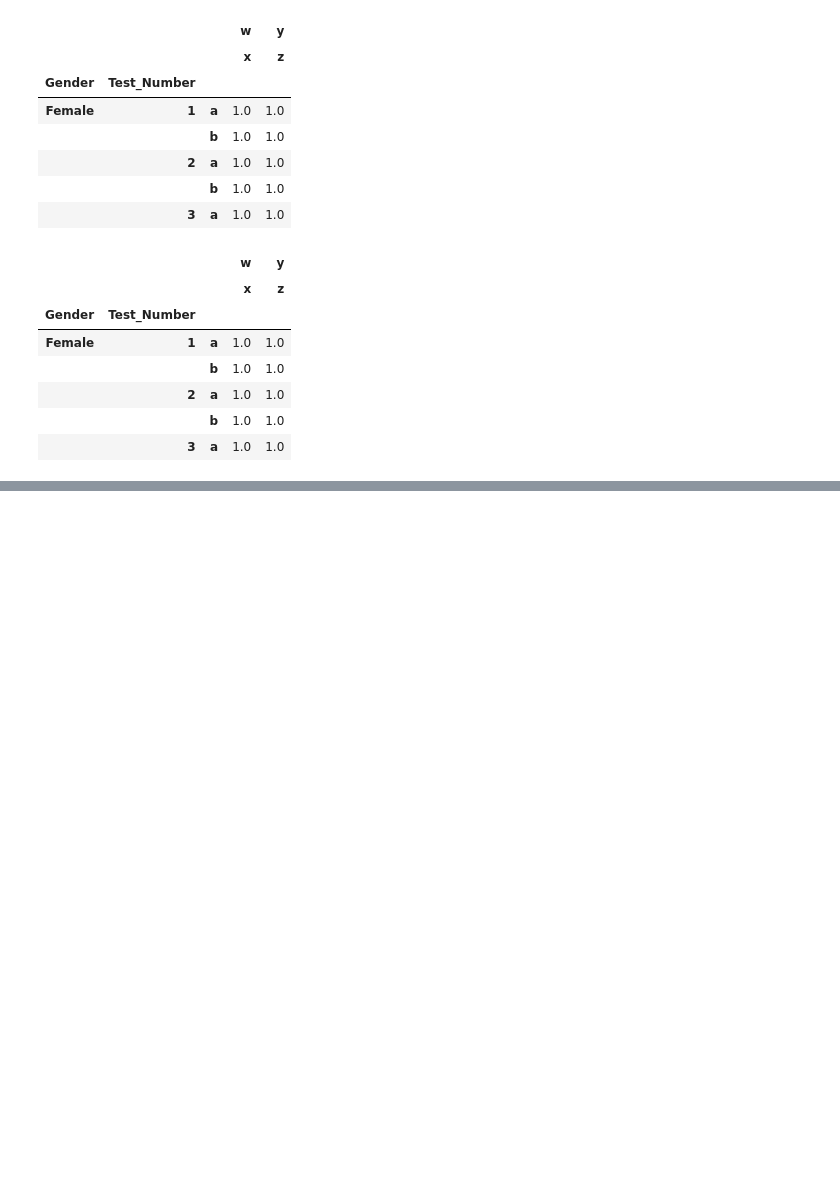
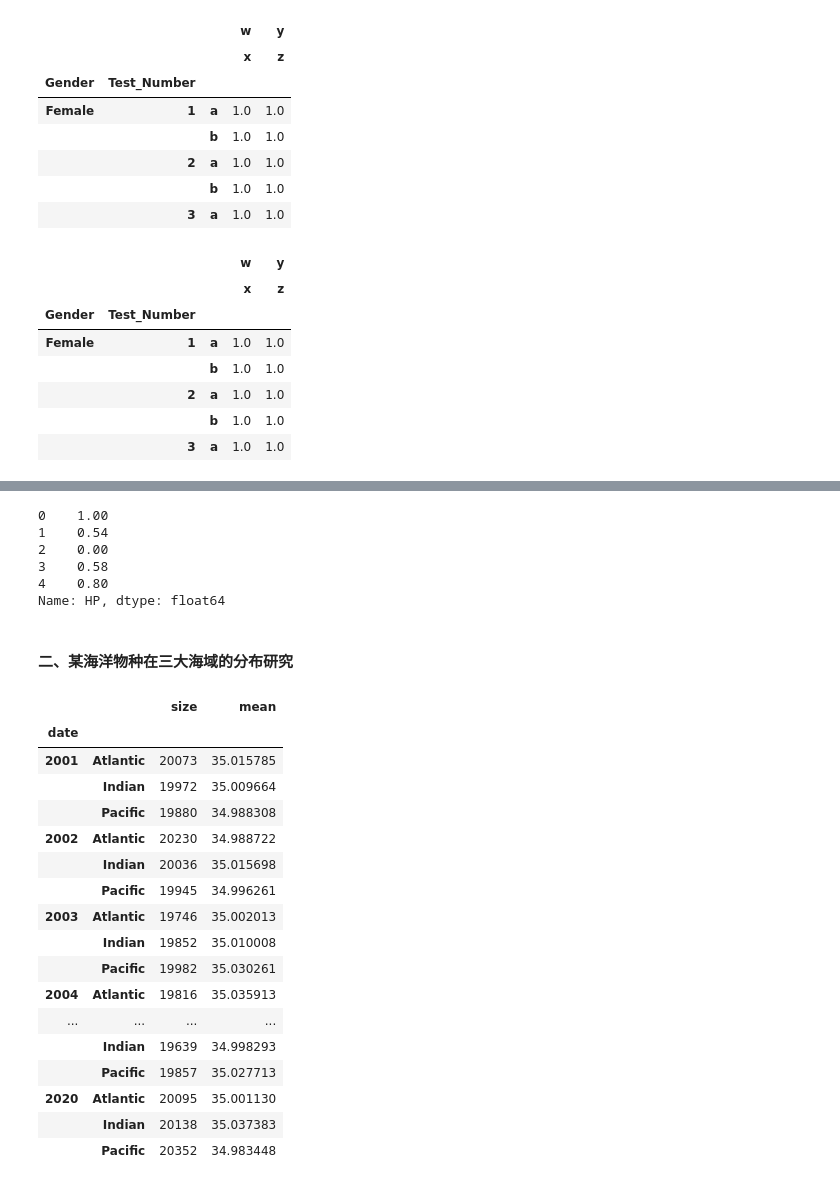
Before and after one commit to jefferyhe2025/python_learning, a Jupyter notebook: pandas/pandas_group.ipynb, the cells around one changed output, grey strips where cells are left out. Cells and saved outputs as stored; diff of their text form; code cells hidden in the pictures; blank space fills up the shorter version.

```diff
--- a/pandas/pandas_group.ipynb
+++ b/pandas/pandas_group.ipynb
@@ -355,0 +459,45 @@ gb2.apply(lambda x:temp_df).head()
+# %%
+# 第三题:
+# 2.对HP进行组内的min-max归一化，即每个元素减去组内HP的最小值后，再除以组内HP的极差。
+
+gb['HP'].transform(lambda x:(x-x.min()) / (x.max()-x.min())).head()
+# %% [output]
+0    1.00
+1    0.54
+2    0.00
+3    0.58
+4    0.80
+Name: HP, dtype: float64
+# %% [markdown]
+#### 二、某海洋物种在三大海域的分布研究
+# %%
+# 第一题：分组计算各年份在各海域的观测次数与海水盐度均值。
+import numpy as np
+
+df = pd.read_csv("data_base/data/ch4/marine_observation.csv")
+Pacific = (df.longitude > -160) & (df.longitude < -120) & (df.latitude > -40) & (df.latitude < 0)
+Indian = (df.longitude > 60) & (df.longitude < 100) & (df.latitude > -40) & (df.latitude < 0)
+Atlantic = (df.longitude > -40) & (df.longitude < 0) & (df.latitude > -60) & (df.latitude < -20)
+
+area = np.select([Pacific,Indian,Atlantic],['Pacific','Indian','Atlantic'],default='Atlantic')
+year = df.date.str[:4].astype("int64")
+df.groupby([year,area])['salinity'].agg(['size','mean'])
+# %% [output]
+|  |  | size | mean |
+| date |  |  |  |
+| 2001 | Atlantic | 20073 | 35.015785 |
+|  | Indian | 19972 | 35.009664 |
+|  | Pacific | 19880 | 34.988308 |
+| 2002 | Atlantic | 20230 | 34.988722 |
+|  | Indian | 20036 | 35.015698 |
+|  | Pacific | 19945 | 34.996261 |
+| 2003 | Atlantic | 19746 | 35.002013 |
+|  | Indian | 19852 | 35.010008 |
+|  | Pacific | 19982 | 35.030261 |
+| 2004 | Atlantic | 19816 | 35.035913 |
+| ... | ... | ... | ... |
+|  | Indian | 19639 | 34.998293 |
+|  | Pacific | 19857 | 35.027713 |
+| 2020 | Atlantic | 20095 | 35.001130 |
+|  | Indian | 20138 | 35.037383 |
+|  | Pacific | 20352 | 34.983448 |
```
Also changed, not shown: parts of 10 cells of this notebook.
